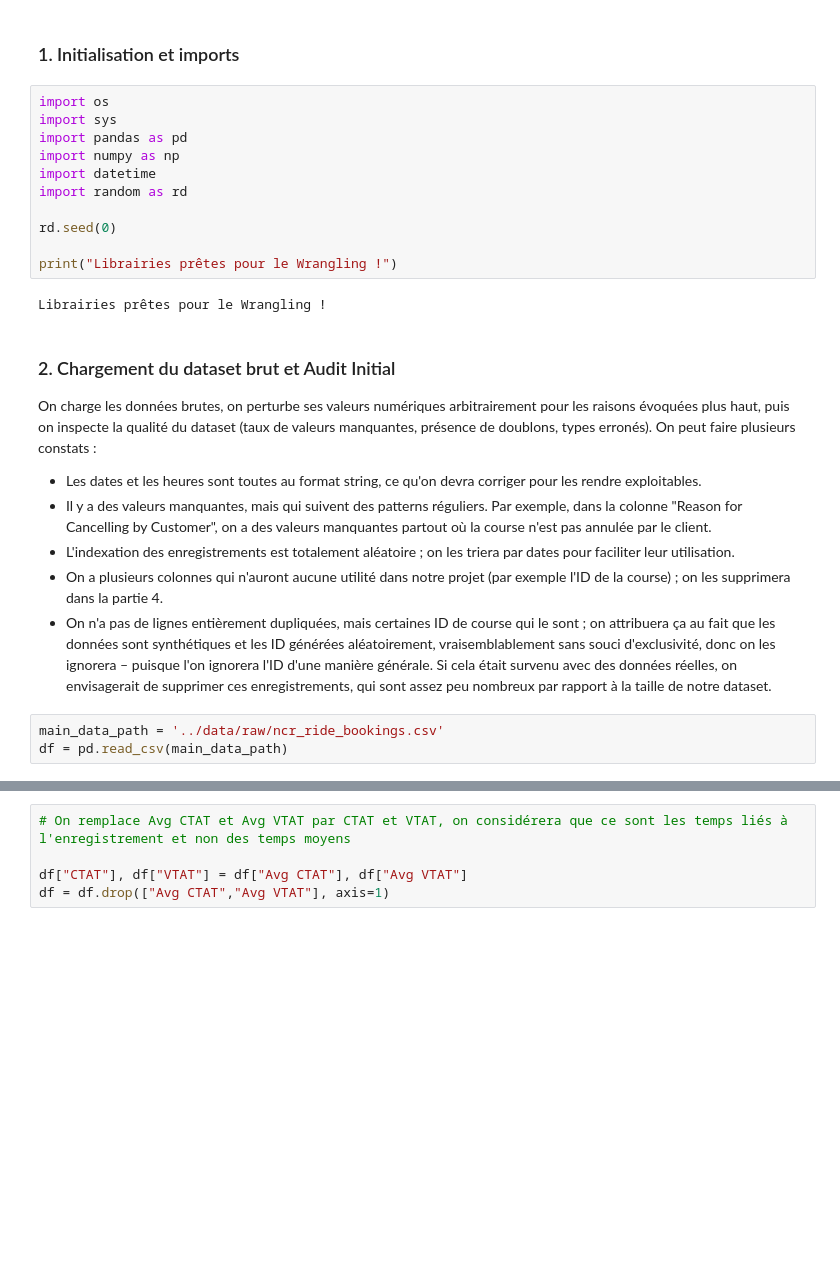
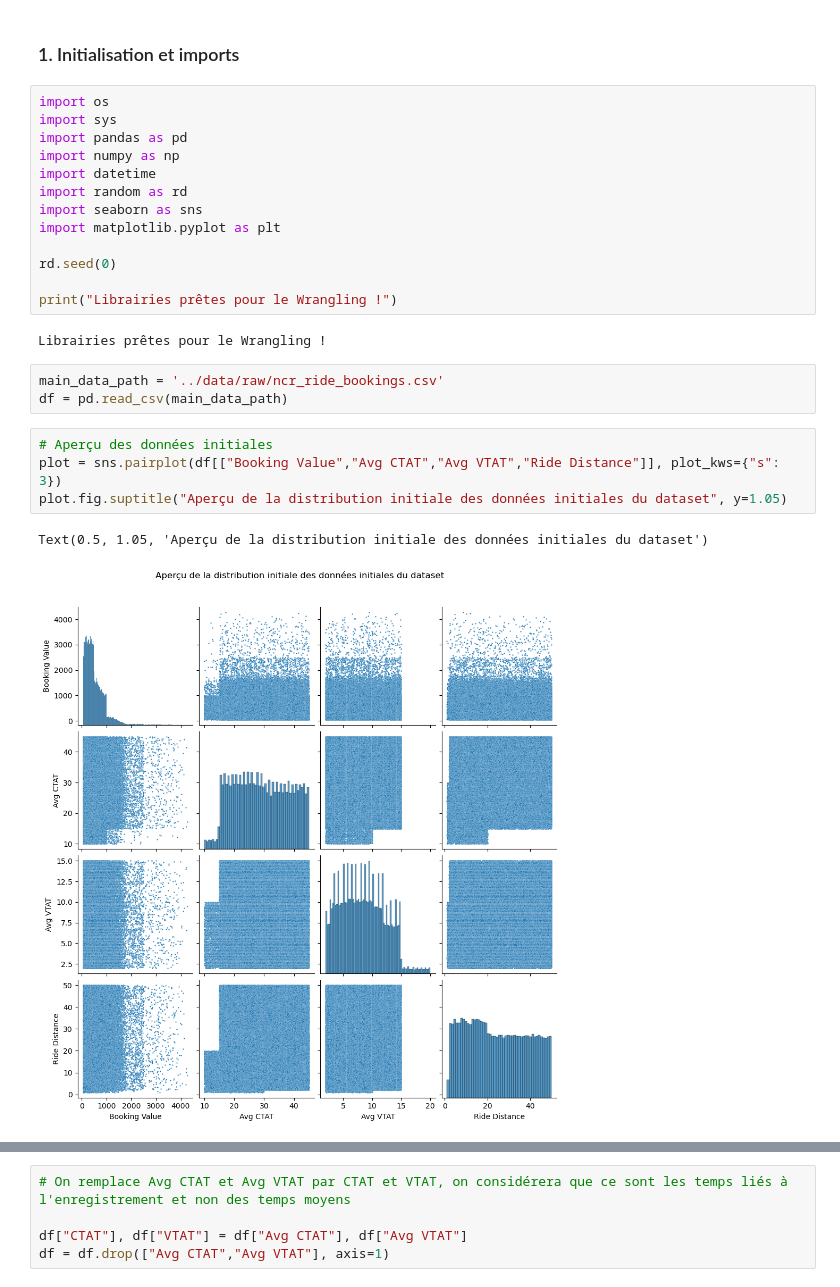
Before and after one commit to RAYWINN43/datascience-projet, a Jupyter notebook: notebooks/02_wrangling.ipynb, the cells around one changed output, grey strips where cells are left out. Saved outputs shown, nothing was run; the diff lists cells and outputs as text; blank space fills up the shorter version.

```diff
--- a/notebooks/02_wrangling.ipynb
+++ b/notebooks/02_wrangling.ipynb
@@ -32,21 +32,21 @@ import pandas as pd
 import numpy as np
 import datetime
 import random as rd
+import seaborn as sns
+import matplotlib.pyplot as plt
 
 rd.seed(0)
 
 print("Librairies prêtes pour le Wrangling !")
 # %% [output]
 Librairies prêtes pour le Wrangling !
-# %% [markdown]
-### 2. Chargement du dataset brut et Audit Initial
-
-On charge les données brutes, on perturbe ses valeurs numériques arbitrairement pour les raisons évoquées plus haut, puis on inspecte la qualité du dataset (taux de valeurs manquantes, présence de doublons, types erronés). On peut faire plusieurs constats :
-- Les dates et les heures sont toutes au format string, ce qu'on devra corriger pour les rendre exploitables.
-- Il y a des valeurs manquantes, mais qui suivent des patterns réguliers. Par exemple, dans la colonne "Reason for Cancelling by Customer", on a des valeurs manquantes partout où la course n'est pas annulée par le client.
-- L'indexation des enregistrements est totalement aléatoire ; on les triera par dates pour faciliter leur utilisation.
-- On a plusieurs colonnes qui n'auront aucune utilité dans notre projet (par exemple l'ID de la course) ; on les supprimera dans la partie 4.
-- On n'a pas de lignes entièrement dupliquées, mais certaines ID de course qui le sont ; on attribuera ça au fait que les données sont synthétiques et les ID générées aléatoirement, vraisemblablement sans souci d'exclusivité, donc on les ignorera – puisque l'on ignorera l'ID d'une manière générale. Si cela était survenu avec des données réelles, on envisagerait de supprimer ces enregistrements, qui sont assez peu nombreux par rapport à la taille de notre dataset.
 # %%
 main_data_path = '../data/raw/ncr_ride_bookings.csv'
 df = pd.read_csv(main_data_path)
+# %%
+# Aperçu des données initiales
+plot = sns.pairplot(df[["Booking Value","Avg CTAT","Avg VTAT","Ride Distance"]], plot_kws={"s": 3})
+plot.fig.suptitle("Aperçu de la distribution initiale des données initiales du dataset", y=1.05)
+# %% [output]
+Text(0.5, 1.05, 'Aperçu de la distribution initiale des données initiales du dataset')
+[figure, added]
```
Also changed, not shown: parts of 5 cells of this notebook.
